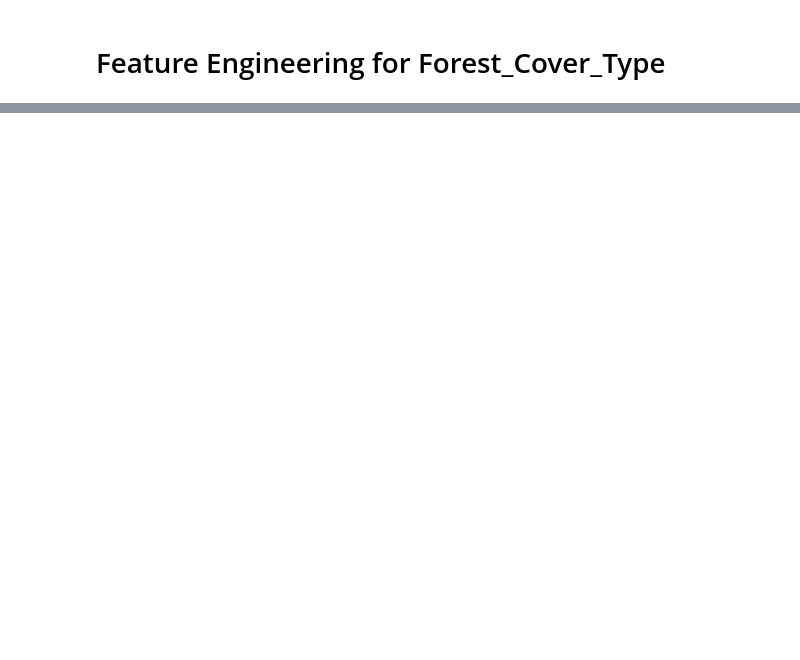
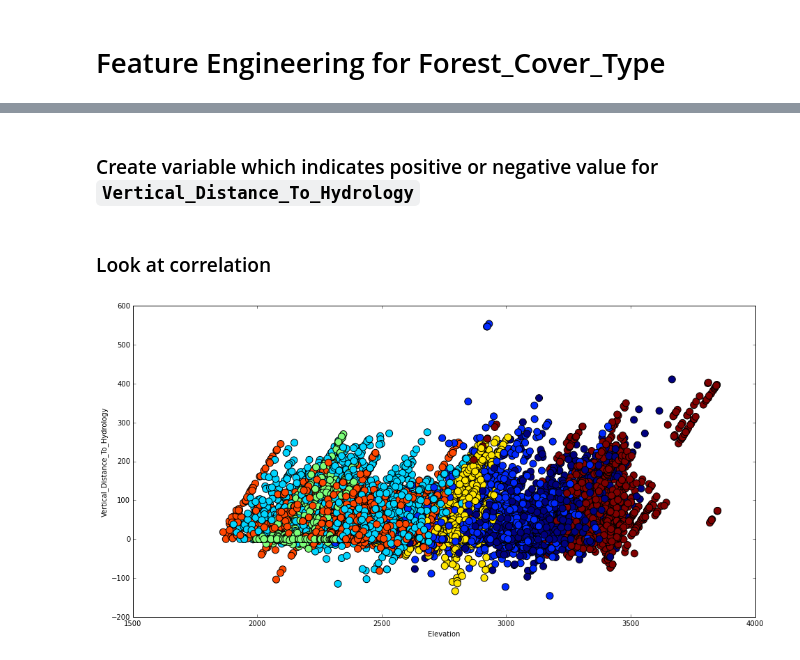
Before and after one commit to X-Wei/kaggle, a Jupyter notebook: ForestCover/feature_eng.ipynb, the cells around one changed output, grey strips where cells are left out. Drawn from its saved outputs; the diff is of its cells as text; code cells hidden in the pictures; blank space fills up the shorter version.

```diff
--- a/ForestCover/feature_eng.ipynb
+++ b/ForestCover/feature_eng.ipynb
@@ -29,0 +42,21 @@ plt.show()
+# %% [markdown]
+### Create variable which indicates positive or negative value for `Vertical_Distance_To_Hydrology`
+# %%
+train['Highwater'] = train.Vertical_Distance_To_Hydrology < 0
+test['Highwater'] = test.Vertical_Distance_To_Hydrology < 0
+# %% [markdown]
+### Look at correlation
+# %%
+def plot_cov(c1,c2):
+    '''
+    Plot cov-plots between columns, c1 in X-axis, c2 in Y-axis
+    '''
+    fig = plt.figure(figsize=(16,8))
+    sel = train.Cover_Type.values
+    plt.scatter(c1, c2, c=sel, s=100)
+    plt.xlabel(c1.name)
+    plt.ylabel(c2.name)
+# %%
+plot_cov(train.Elevation, train.Vertical_Distance_To_Hydrology)
+# %% [output]
+[figure, added]
```
Also changed, not shown: parts of 30 cells of this notebook.
